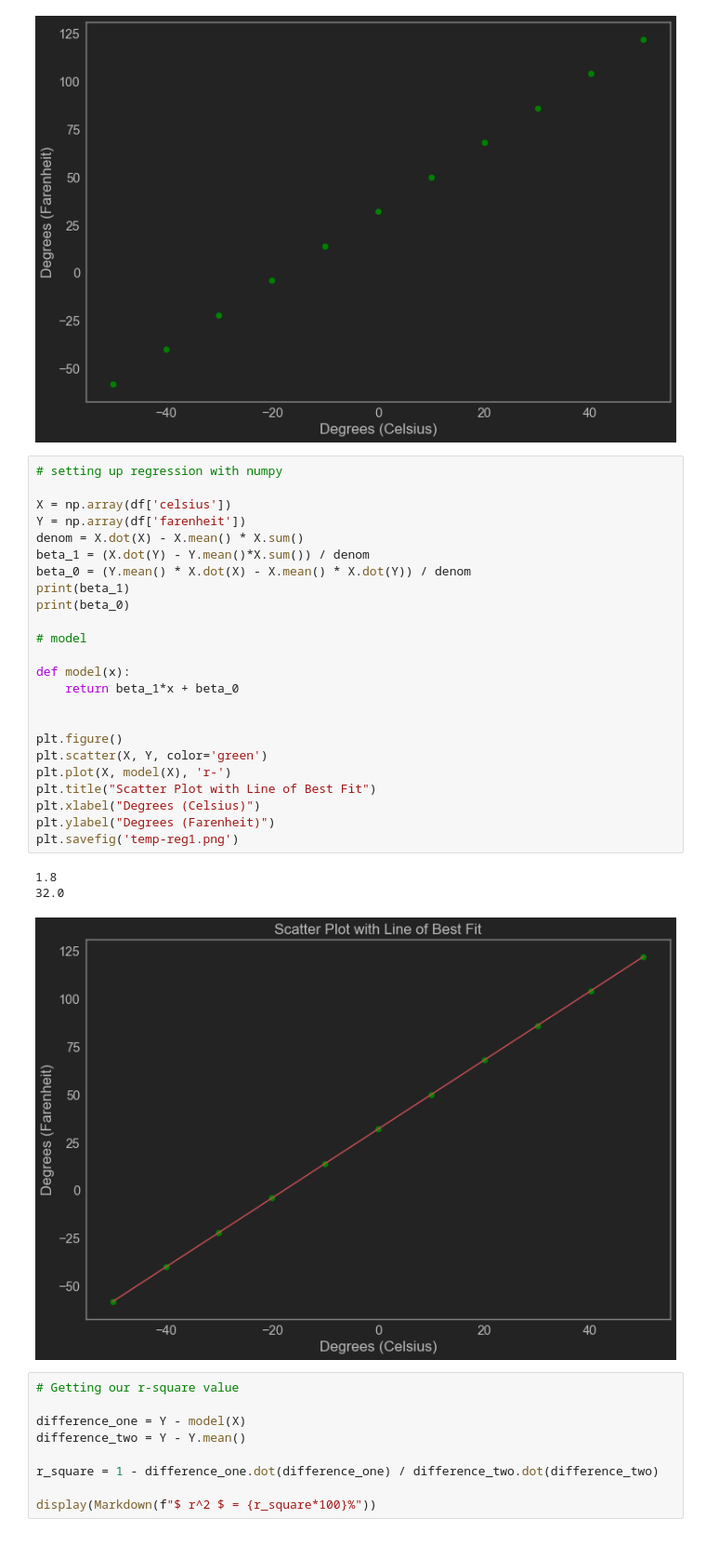
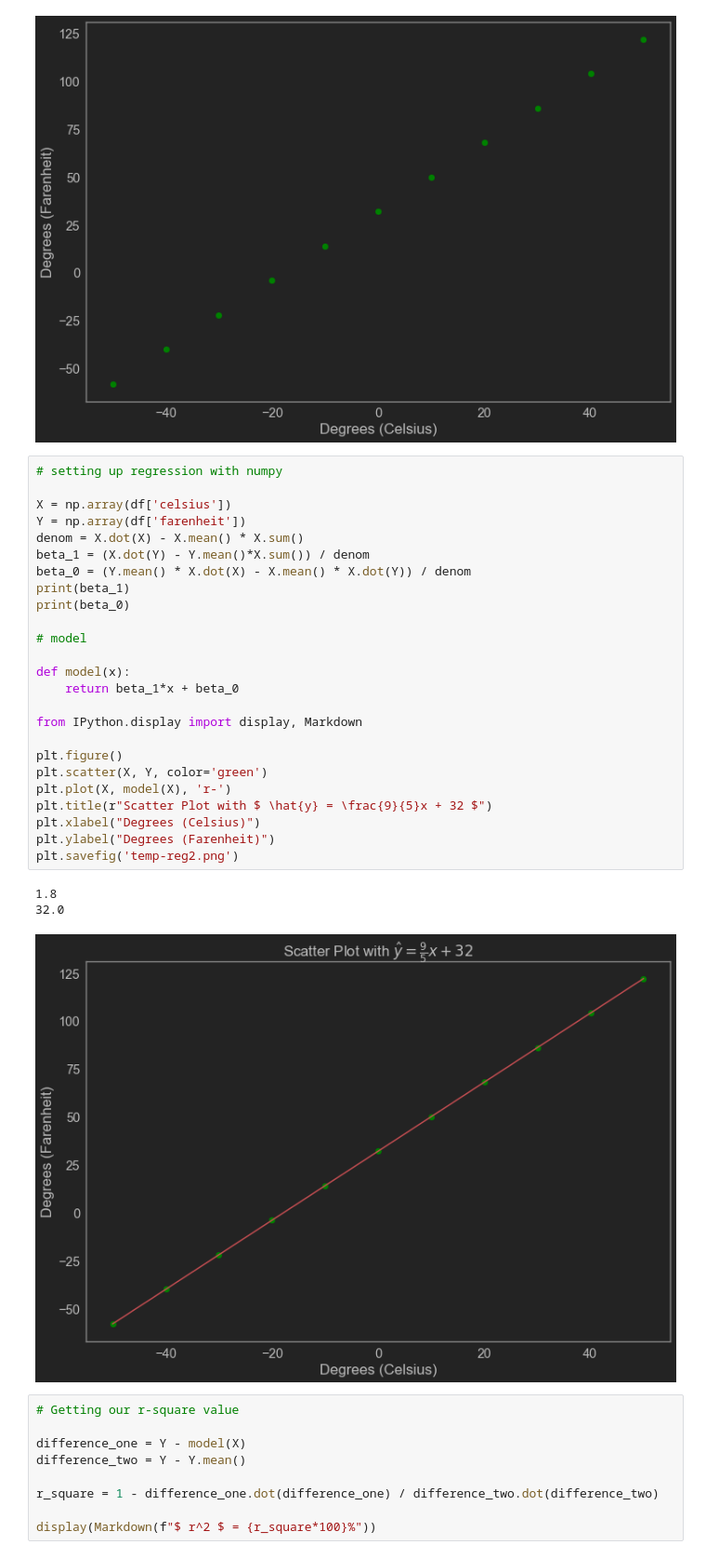
Before and after one commit to TheChanRProject/SCDSD_OM1, a Jupyter notebook: nb/Temperature Visualization and Regression Activity.ipynb, the cells around one changed output. Shown at 93% size. Saved outputs shown, nothing was run; the diff lists cells and outputs as text.

```diff
--- a/nb/Temperature Visualization and Regression Activity.ipynb
+++ b/nb/Temperature Visualization and Regression Activity.ipynb
@@ -37,31 +37,32 @@ Text(0,0.5,'Degrees (Farenheit)')
 # %%
 # setting up regression with numpy
 
 X = np.array(df['celsius'])
 Y = np.array(df['farenheit'])
 denom = X.dot(X) - X.mean() * X.sum()
 beta_1 = (X.dot(Y) - Y.mean()*X.sum()) / denom
 beta_0 = (Y.mean() * X.dot(X) - X.mean() * X.dot(Y)) / denom
 print(beta_1)
 print(beta_0)
 
 # model
 
 def model(x):
     return beta_1*x + beta_0
 
+from IPython.display import display, Markdown
 
 plt.figure()
 plt.scatter(X, Y, color='green')
 plt.plot(X, model(X), 'r-')
-plt.title("Scatter Plot with Line of Best Fit")
+plt.title(r"Scatter Plot with $ \hat{y} = \frac{9}{5}x + 32 $")
 plt.xlabel("Degrees (Celsius)")
 plt.ylabel("Degrees (Farenheit)")
-plt.savefig('temp-reg1.png')
+plt.savefig('temp-reg2.png')
 # %% [output]
 1.8
 32.0
-[figure, old version]
+[figure, new version]
 # %%
 # Getting our r-square value
 
```
Also changed, not shown: 1 other file.
